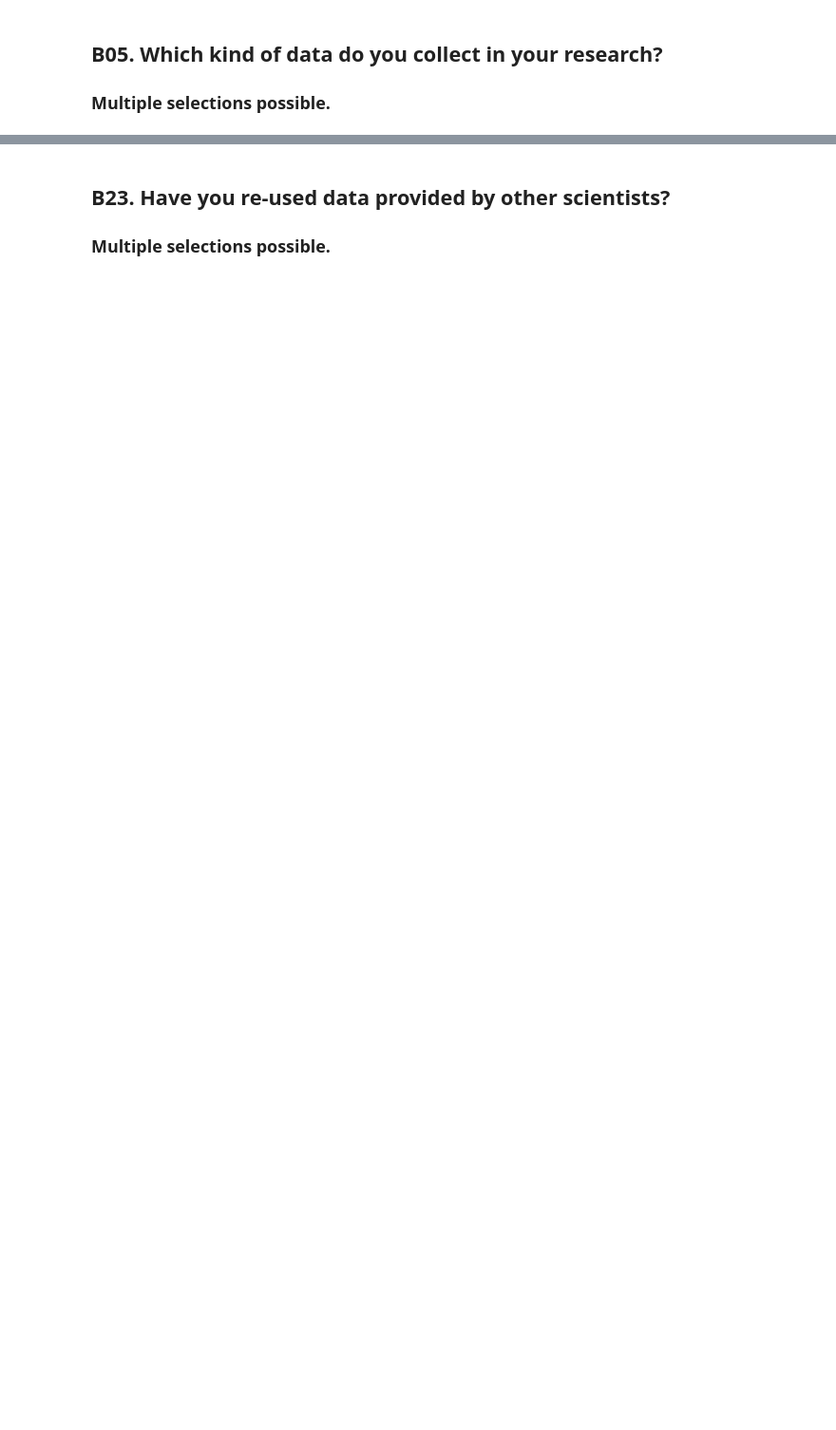
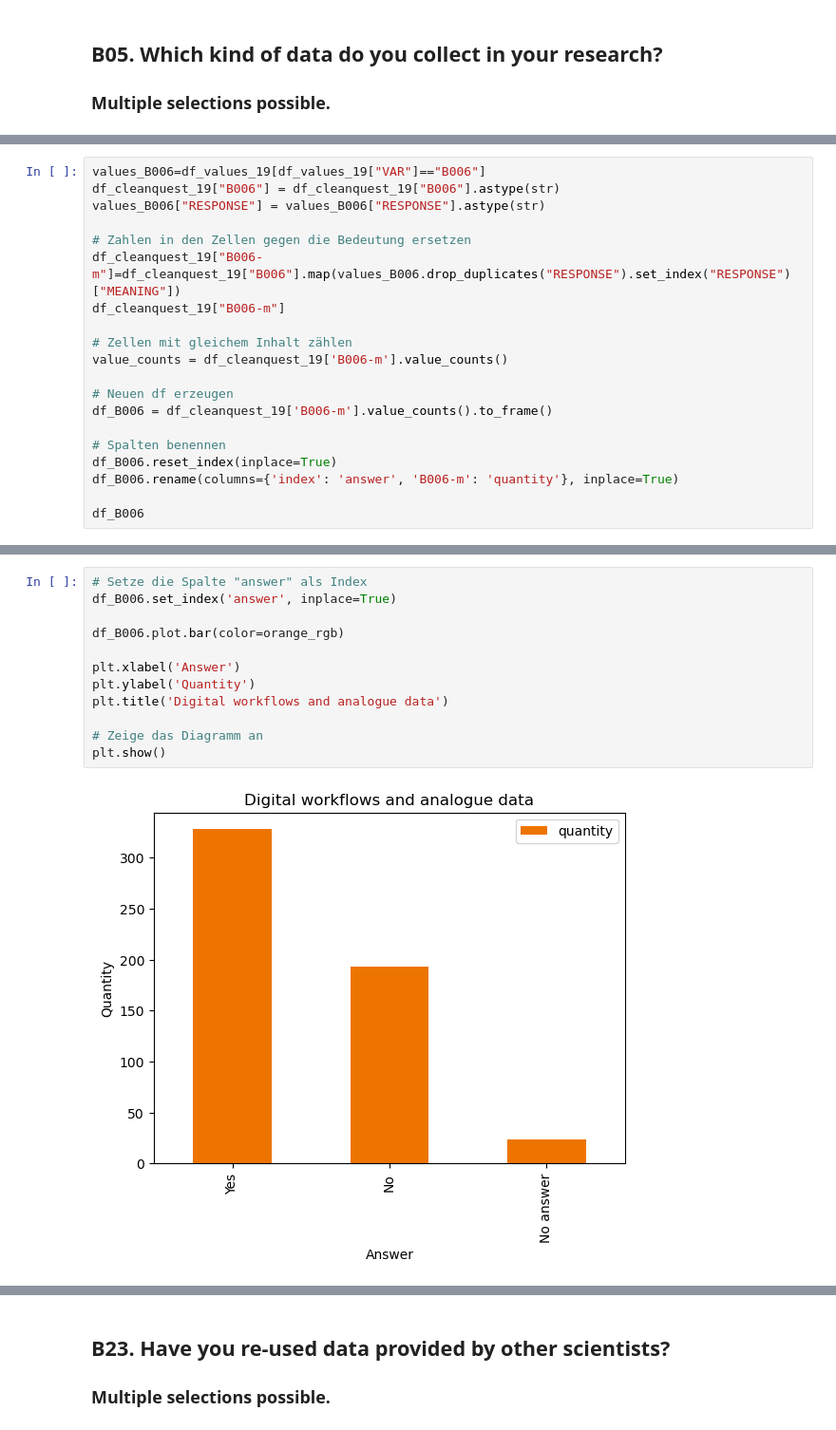
Before and after one commit to DanielaACUB/2022.2023_Data_Librarian_Daniela_Hausen, a Jupyter notebook: Modul_6/Kind of data and data collection - Auswertung der Community-Umfrage von NFDI4Chem (2019).ipynb, the cells around one changed output, grey strips where cells are left out. Shown at 95% size. Cells and saved outputs as stored; diff of their text form; blank space fills up the shorter version.

```diff
--- a/Modul_6/Kind of data and data collection - Auswertung der Community-Umfrage von NFDI4Chem (2019).ipynb
+++ b/Modul_6/Kind of data and data collection - Auswertung der Community-Umfrage von NFDI4Chem (2019).ipynb
@@ -2167,0 +395,20 @@ df_B017
+# %%
+values_B006=df_values_19[df_values_19["VAR"]=="B006"]
+df_cleanquest_19["B006"] = df_cleanquest_19["B006"].astype(str)
+values_B006["RESPONSE"] = values_B006["RESPONSE"].astype(str)
+
+# Zahlen in den Zellen gegen die Bedeutung ersetzen
+df_cleanquest_19["B006-m"]=df_cleanquest_19["B006"].map(values_B006.drop_duplicates("RESPONSE").set_index("RESPONSE")["MEANING"])
+df_cleanquest_19["B006-m"]
+
+# Zellen mit gleichem Inhalt zählen
+value_counts = df_cleanquest_19['B006-m'].value_counts()
+
+# Neuen df erzeugen
+df_B006 = df_cleanquest_19['B006-m'].value_counts().to_frame()
+
+# Spalten benennen
+df_B006.reset_index(inplace=True)
+df_B006.rename(columns={'index': 'answer', 'B006-m': 'quantity'}, inplace=True)
+
+df_B006
@@ -2167,0 +425,14 @@ df_B017
+# %%
+# Setze die Spalte "answer" als Index
+df_B006.set_index('answer', inplace=True)
+
+df_B006.plot.bar(color=orange_rgb)
+
+plt.xlabel('Answer')
+plt.ylabel('Quantity')
+plt.title('Digital workflows and analogue data')
+
+# Zeige das Diagramm an
+plt.show()
+# %% [output]
+[figure, added]
```
Also changed, not shown: parts of 228 cells of this notebook, 5 other files.
